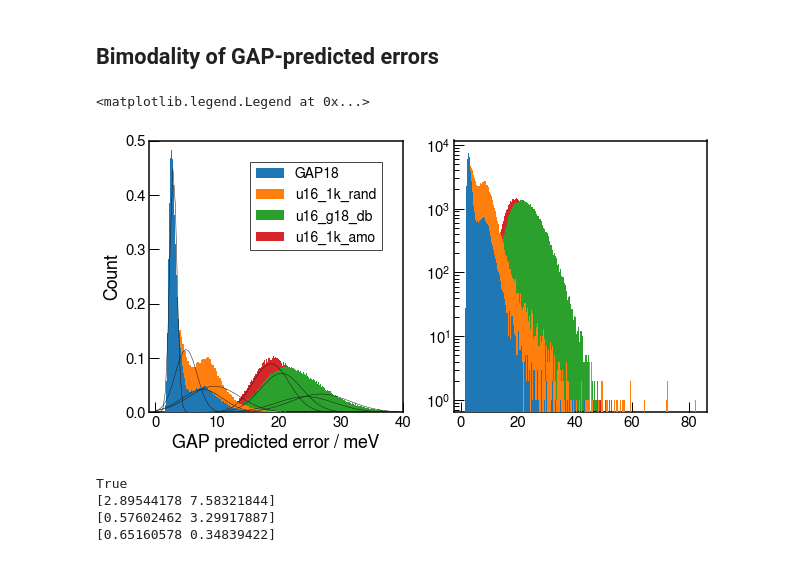
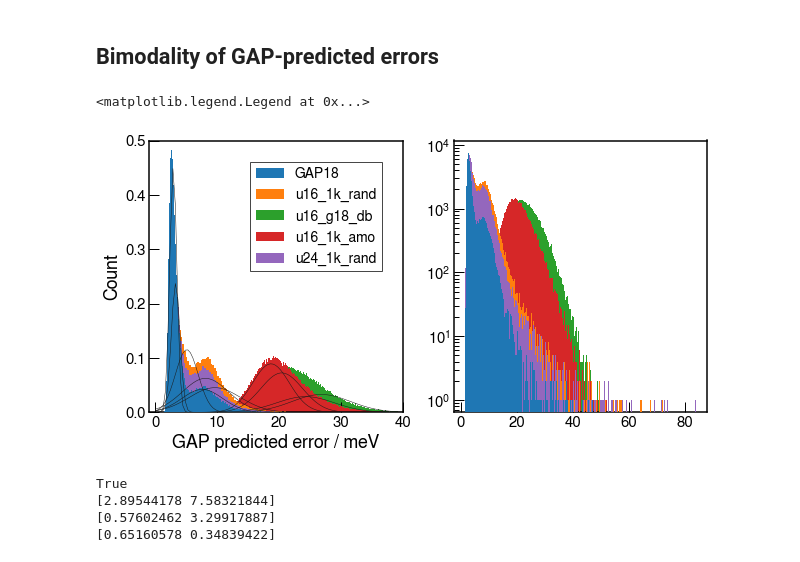
Before and after one commit to MorrowChem/Ge_analysis_local, a Jupyter notebook: MTP_from_GAP_rmse.ipynb, the cells around one changed output. Drawn from its saved outputs; the diff is of its cells as text; code cells hidden in the pictures.

```diff
--- a/MTP_from_GAP_rmse.ipynb
+++ b/MTP_from_GAP_rmse.ipynb
@@ -110,0 +739,32 @@ MTP_md = [MD_run(os.path.join(MTP_md_dir, i), label=i[:-9]) for i in os.listdir(
+# %%
+fig, (axs, axs2, axs3) = plt.subplots(1,3, figsize=(15,5))
+choice = [0,1,-2, -1]
+thresh = 100
+del_e = []; del_f = []; del_s = []
+
+for ct, m in enumerate([rmse_models[i] for i in choice]):
+    del_e.append((m.ref_es - m.es)**2 / m.atoms_lengths*1000)
+    del_f.append(np.linalg.norm(m.ref_flat_fs - m.flat_fs, axis=1))
+    del_s.append(((np.array([to_voigt(i) for i in m.ss]) - \
+                    np.array([to_voigt(i) for i in m.ref_ss]))**2).ravel())
+
+    h1= axs.hist(del_e[-1][~is_outlier(del_e[-1], thresh=thresh)],
+                 bins=1000, histtype='step', cumulative=True, density=True
+                )
+
+    h2 = axs2.hist(del_f[-1][~is_outlier(del_f[-1], thresh=thresh)],
+                   bins=1000, cumulative=True, histtype='step', orientation='vertical', density=True)
+
+
+    h3 = axs3.hist(del_s[-1][~is_outlier(del_s[-1], thresh=thresh)],
+                   bins=1000, cumulative=True, histtype='step', orientation='vertical', density=True,
+                  label=m.pot.name)
+
+# axs.set_xscale('log'); axs2.set_xscale('log'); axs3.set_xscale('log')
+axs.set(xlabel=r'$\Delta E$ / $\mathrm{meV at}^{-1}$',
+       xlim=(0,20))
+axs2.set(xlabel=r'$\Delta F$ / $\mathrm{eV \AA ^{-1}}$',
+       xlim=(0,0.65))
+axs3.set(xlabel=r'$\Delta\sigma_v$ / $\mathrm{eV at}^{-1}$',
+       xlim=(0,100))
+axs3.legend()
@@ -390,34 +1056,38 @@ with open(join(gldir, 'run_100k_u16_m1.5_fw0.1_PQ1k-1_amo_G18_scratch_relabel_SO
 # %%
 with open(join(gldir, 'run_100k_u16_fw0.1_indirect_ff.xyz'), 'r') as f:
     u16_g18db = list(read_xyz(f))[0]
+# %%
+with open(join(gldir, 'run_100k_u24_m1.5_fw0.1_PQ1k_rand_G18_retrain_relabel_SOAP_B_ff.xyz'), 'r') as f:
+    u24_rand_retrain = list(read_xyz(f))[0]
 # %%
 import scipy as sci
 # %%
 fig, (axs, axs2) = plt.subplots(1,2, figsize=(10,5))
-dat = [VLDg18_ff, PQ1k_rand_16, u16_g18db, PQ1k_amo_16]
-labels = ['GAP18', 'u16_1k_rand', 'u16_g18_db', 'u16_1k_amo']
+dat = [VLDg18_ff, PQ1k_rand_16, u16_g18db, PQ1k_amo_16, u24_rand_retrain]
+labels = ['GAP18', 'u16_1k_rand', 'u16_g18_db', 'u16_1k_amo', 'u24_1k_rand']
+zs = [5, 4, 1, 2, 4.5]
 
 for i, val in enumerate(dat):
-    axs.hist(np.sqrt(val.arrays['GAP18_variance'])*1000, bins=300, label=labels[i], zorder=len(dat)-i, density=True)
-    axs2.hist(np.sqrt(val.arrays['GAP18_variance'])*1000, bins=300, label=labels[i], zorder=len(dat)-i)
+    axs.hist(np.sqrt(val.arrays['GAP18_variance'])*1000, bins=300, label=labels[i], zorder=zs[i], density=True)
+    axs2.hist(np.sqrt(val.arrays['GAP18_variance'])*1000, bins=300, label=labels[i], zorder=zs[i])
     mixture = GaussianMixture(n_components=2).fit(1000*np.sqrt(val.arrays['GAP18_variance']).reshape(-1, 1))
     means_hat = mixture.means_.flatten()
     weights_hat = mixture.weights_.flatten()
     sds_hat = np.sqrt(mixture.covariances_).flatten()
 #     axs.plot(x := np.linspace(0,40,100), sum([weights_hat[i]*sci.stats.norm(means_hat[i],sds_hat[i]).pdf(x)
 #                                               for i in range(len(means_hat))]), zorder=10, color='k')
     vals = [weights_hat[i]*sci.stats.norm(means_hat[i],sds_hat[i]).pdf(x)
                                                for i in range(len(means_hat))]
     for i in vals:
         axs.plot(x := np.linspace(0,40,100), i, zorder=10, color='k', linewidth=0.5)
 
 axs2.set_yscale('log')
 axs.set(ylim=(0,0.5), xlim=(-1,40), xlabel='GAP predicted error / meV', ylabel='Count')
 # axs2.set(ylim=(0,4000))
 axs.legend()
 # %% [output]
 <matplotlib.legend.Legend at 0x...>
-[figure, old version]
+[figure, new version]
 # %%
 sns.reset_orig()
 # %%
```
Also changed, not shown: parts of 60 cells of this notebook, 8 other files.
